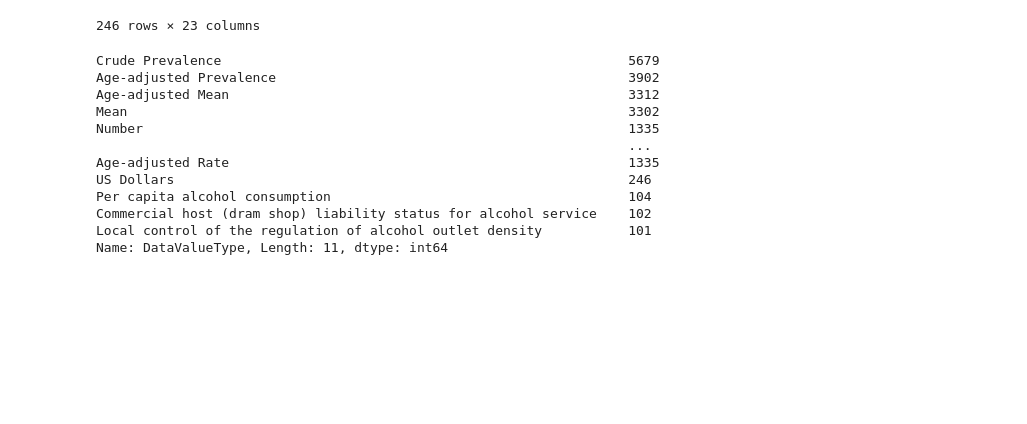
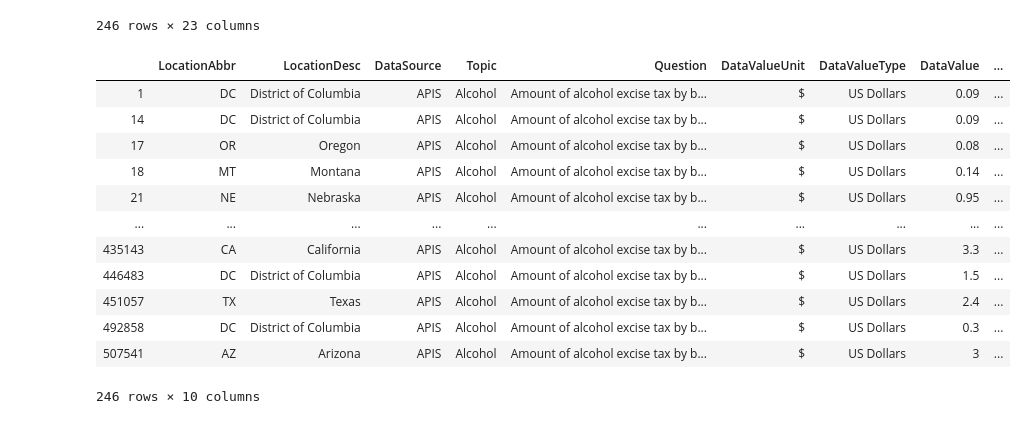
Before and after one commit to djleung/DataHacks_2020_public, a Jupyter notebook: Initial_Data_Exploration.ipynb, the cells around one changed output. Saved outputs shown, nothing was run; the diff lists cells and outputs as text; code cells hidden in the pictures; blank space fills up the shorter version.

Commit message:
alcohol study2

```diff
--- a/Initial_Data_Exploration.ipynb
+++ b/Initial_Data_Exploration.ipynb
@@ -241,6 +217,3 @@ Chronic_Diseases.get("StratificationCategoryID3").value_counts()
-# %%
-# Drop the Stratification ID3 column
-Chronic_Diseases.drop(columns="StratificationCategoryID3",inplace=True)
 # %% [markdown]
 ## Explore Stratification IDs
 # %% [markdown]
@@ -256,3 +237,0 @@ print(Chronic_Diseases.get("StratificationID2").value_counts())
-# %%
-# Drop Stratification ID2 column
-Chronic_Diseases.drop(columns="StratificationID2", inplace=True)
@@ -264,3 +237,0 @@ print(Chronic_Diseases.get("StratificationID3").value_counts())
-# %%
-# Drop Stratification ID3 column
-Chronic_Diseases.drop(columns="StratificationID3", inplace=True)
@@ -283,5 +238,3 @@ print(Chronic_Diseases.get("Stratification3").value_counts())
-# %%
-Chronic_Diseases.drop(columns=['Stratification2','Stratification3','StratificationCategory2','StratificationCategory3'],inplace=True)
 # %% [markdown]
 ## Next, let's see if there are redundant columns
 # %%
@@ -384,19 +345,23 @@ alc_tax_data
 | 492858 | 2012 | 2012 | DC | District of Columbia | APIS | Alcohol | Amount of alcohol excise tax by b... | $ | ... |
 | 507541 | 2015 | 2015 | AZ | Arizona | APIS | Alcohol | Amount of alcohol excise tax by b... | $ | ... |
 246 rows × 23 columns
-# %%
-responses = alc_mod_data['DataValueType'].value_counts()
-responses
-# %% [output]
-Crude Prevalence                                                    5679
-Age-adjusted Prevalence                                             3902
-Age-adjusted Mean                                                   3312
-Mean                                                                3302
-Number                                                              1335
-                                                                    ...
-Age-adjusted Rate                                                   1335
-US Dollars                                                          246
-Per capita alcohol consumption                                      104
-Commercial host (dram shop) liability status for alcohol service    102
-Local control of the regulation of alcohol outlet density           101
-Name: DataValueType, Length: 11, dtype: int64
+# %%
+alc_tax_data = alc_tax_data.drop(columns = ['DatavalueFootnote', 'LowConfidenceLimit', 'HighConfidenceLimit',
+                                           'StratificationCategory1', 'Stratification1', 'GeoLocation',
+                                           'LocationID', 'StratificationCategoryID1', 'StratificationID1',
+                                           'YearStart', 'YearEnd', 'QuestionID', 'DataValueTypeID'])
+alc_tax_data
+# %% [output]
+|  | LocationAbbr | LocationDesc | DataSource | Topic | Question | DataValueUnit | DataValueType | DataValue | ... |
+| 1 | DC | District of Columbia | APIS | Alcohol | Amount of alcohol excise tax by b... | $ | US Dollars | 0.09 | ... |
+| 14 | DC | District of Columbia | APIS | Alcohol | Amount of alcohol excise tax by b... | $ | US Dollars | 0.09 | ... |
+| 17 | OR | Oregon | APIS | Alcohol | Amount of alcohol excise tax by b... | $ | US Dollars | 0.08 | ... |
+| 18 | MT | Montana | APIS | Alcohol | Amount of alcohol excise tax by b... | $ | US Dollars | 0.14 | ... |
+| 21 | NE | Nebraska | APIS | Alcohol | Amount of alcohol excise tax by b... | $ | US Dollars | 0.95 | ... |
+| ... | ... | ... | ... | ... | ... | ... | ... | ... | ... |
+| 435143 | CA | California | APIS | Alcohol | Amount of alcohol excise tax by b... | $ | US Dollars | 3.3 | ... |
+| 446483 | DC | District of Columbia | APIS | Alcohol | Amount of alcohol excise tax by b... | $ | US Dollars | 1.5 | ... |
+| 451057 | TX | Texas | APIS | Alcohol | Amount of alcohol excise tax by b... | $ | US Dollars | 2.4 | ... |
+| 492858 | DC | District of Columbia | APIS | Alcohol | Amount of alcohol excise tax by b... | $ | US Dollars | 0.3 | ... |
+| 507541 | AZ | Arizona | APIS | Alcohol | Amount of alcohol excise tax by b... | $ | US Dollars | 3 | ... |
+246 rows × 10 columns
```
Also changed, not shown: parts of 20 cells of this notebook.
